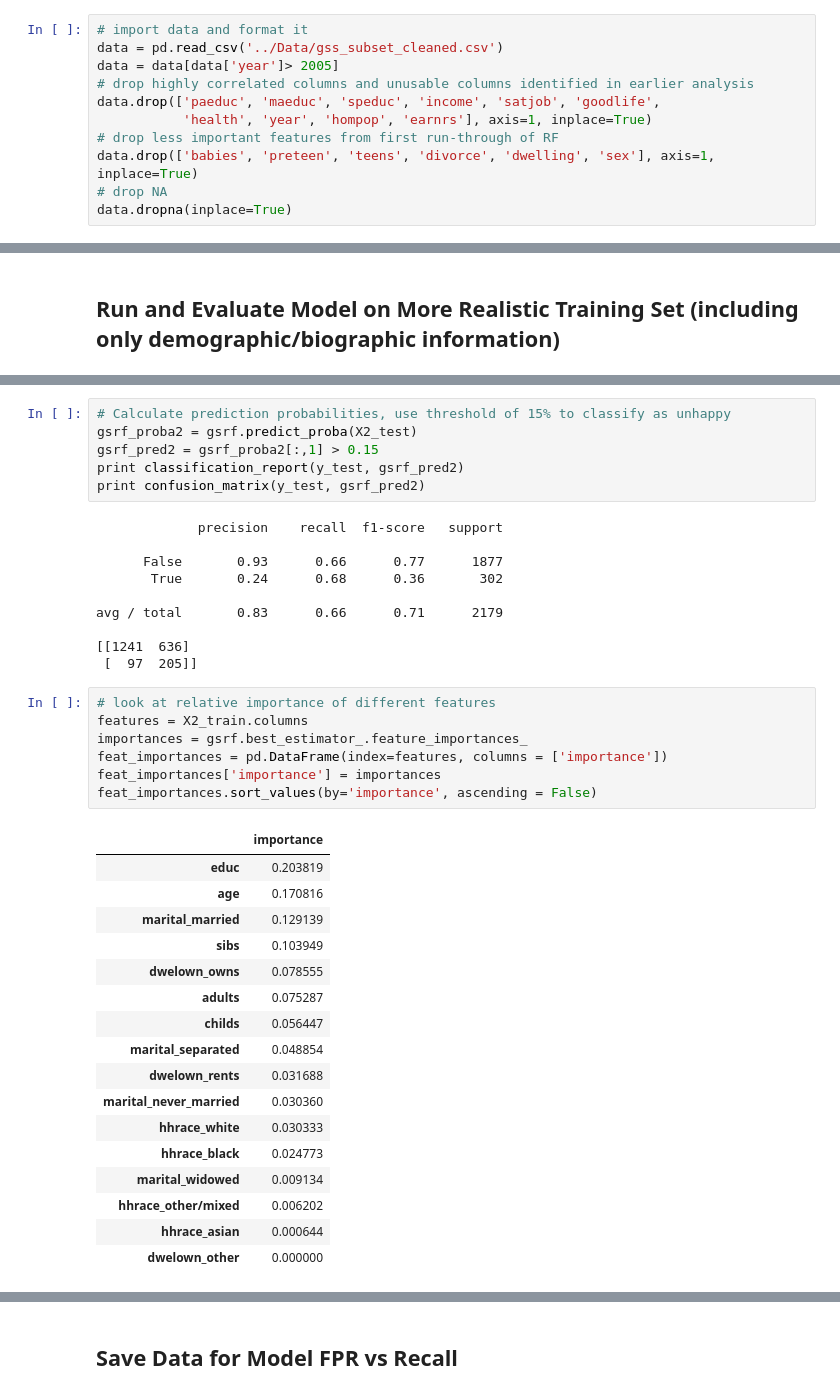
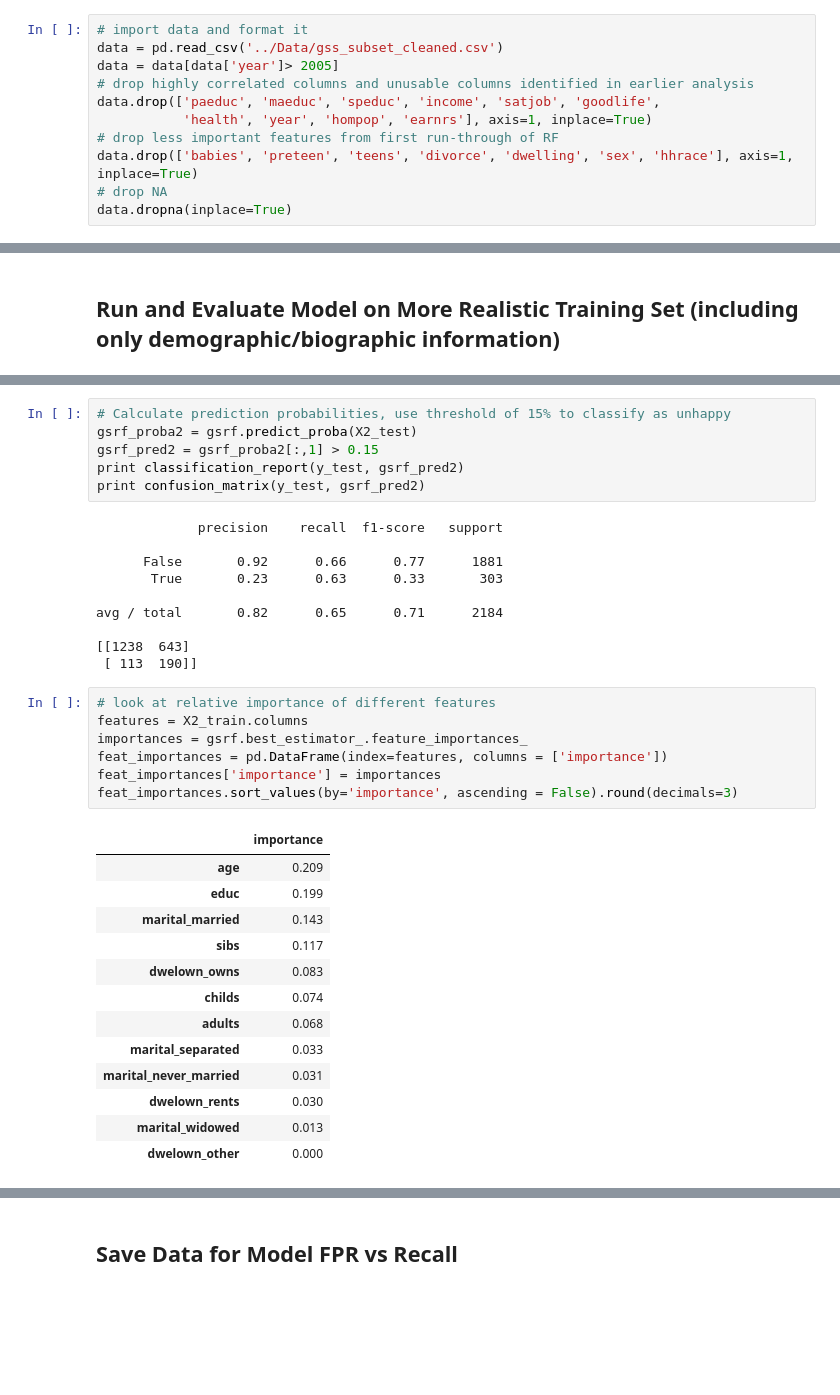
Before and after one commit to cmgerr/General-Social-Survey, a Jupyter notebook: Models/Random_Forest_Tuning.ipynb, the cells around one changed output, grey strips where cells are left out. Saved outputs shown, nothing was run; the diff lists cells and outputs as text; blank space fills up the shorter version.

```diff
--- a/Models/Random_Forest_Tuning.ipynb
+++ b/Models/Random_Forest_Tuning.ipynb
@@ -21,7 +22,7 @@ data = data[data['year']> 2005]
 data.drop(['paeduc', 'maeduc', 'speduc', 'income', 'satjob', 'goodlife',
            'health', 'year', 'hompop', 'earnrs'], axis=1, inplace=True)
 # drop less important features from first run-through of RF
-data.drop(['babies', 'preteen', 'teens', 'divorce', 'dwelling', 'sex'], axis=1, inplace=True)
+data.drop(['babies', 'preteen', 'teens', 'divorce', 'dwelling', 'sex', 'hhrace'], axis=1, inplace=True)
 # drop NA
 data.dropna(inplace=True)
 # %%
@@ -137,36 +137,32 @@ print confusion_matrix(y_test, gsrf_pred2)
 # %% [output]
              precision    recall  f1-score   support
 
-      False       0.93      0.66      0.77      1877
-       True       0.24      0.68      0.36       302
+      False       0.92      0.66      0.77      1881
+       True       0.23      0.63      0.33       303
 
-avg / total       0.83      0.66      0.71      2179
+avg / total       0.82      0.65      0.71      2184
 
-[[1241  636]
- [  97  205]]
+[[1238  643]
+ [ 113  190]]
 # %%
 # look at relative importance of different features
 features = X2_train.columns
 importances = gsrf.best_estimator_.feature_importances_
 feat_importances = pd.DataFrame(index=features, columns = ['importance'])
 feat_importances['importance'] = importances
-feat_importances.sort_values(by='importance', ascending = False)
+feat_importances.sort_values(by='importance', ascending = False).round(decimals=3)
 # %% [output]
 |  | importance |
-| educ | 0.203819 |
-| age | 0.170816 |
-| marital_married | 0.129139 |
-| sibs | 0.103949 |
-| dwelown_owns | 0.078555 |
-| adults | 0.075287 |
-| childs | 0.056447 |
-| marital_separated | 0.048854 |
-| dwelown_rents | 0.031688 |
-| marital_never_married | 0.030360 |
-| hhrace_white | 0.030333 |
-| hhrace_black | 0.024773 |
-| marital_widowed | 0.009134 |
-| hhrace_other/mixed | 0.006202 |
-| hhrace_asian | 0.000644 |
-| dwelown_other | 0.000000 |
+| age | 0.209 |
+| educ | 0.199 |
+| marital_married | 0.143 |
+| sibs | 0.117 |
+| dwelown_owns | 0.083 |
+| childs | 0.074 |
+| adults | 0.068 |
+| marital_separated | 0.033 |
+| marital_never_married | 0.031 |
+| dwelown_rents | 0.030 |
+| marital_widowed | 0.013 |
+| dwelown_other | 0.000 |
 # %% [markdown]
```
Also changed, not shown: parts of 12 cells of this notebook, 3 other files.
